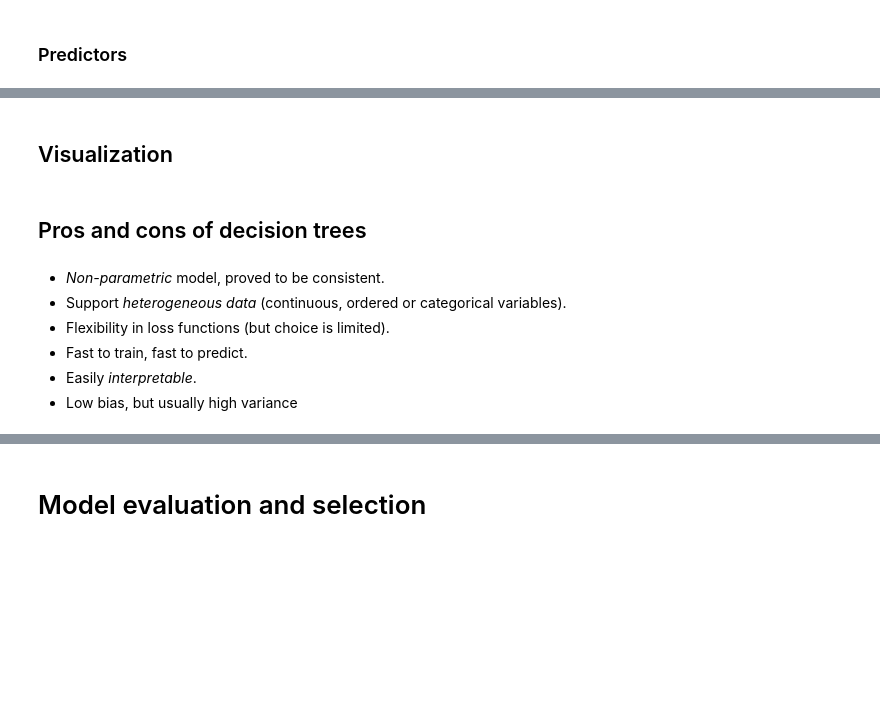
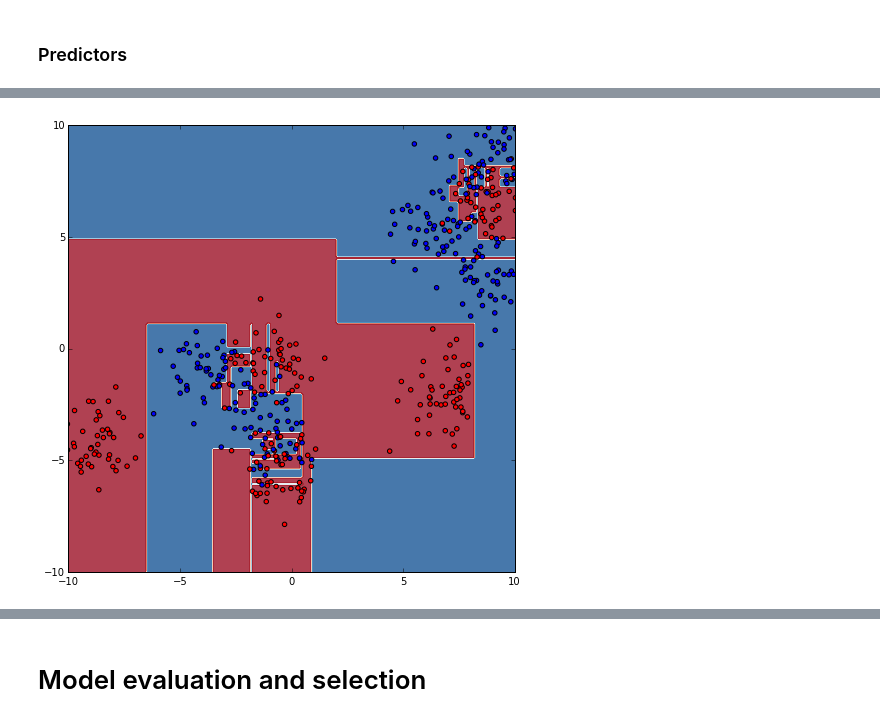
Before and after one commit to glouppe/tutorials-scikit-learn, a Jupyter notebook: An introduction to Machine Learning with Scikit-Learn.ipynb, the cells around one changed output, grey strips where cells are left out. Drawn from its saved outputs; the diff is of its cells as text; code cells hidden in the pictures; blank space fills up the shorter version.

```diff
--- a/An introduction to Machine Learning with Scikit-Learn.ipynb
+++ b/An introduction to Machine Learning with Scikit-Learn.ipynb
@@ -253,2 +226,0 @@ print(clf.predict_proba(X[:5]))
-# %% [markdown]
-## Visualization
@@ -262,9 +227,21 @@ Image("tree.png")
-# %% [markdown]
-## Pros and cons of decision trees
-# %% [markdown]
-- _Non-parametric_ model, proved to be consistent.
-- Support _heterogeneous data_ (continuous, ordered or categorical variables).
-- Flexibility in loss functions (but choice is limited).
-- Fast to train, fast to predict.
-- Easily _interpretable_.
-- Low bias, but usually high variance
+# %%
+# Plot decision surface
+def plot_surface(clf, xlim=(-10, 10), ylim=(-10, 10), n_steps=250):
+    fig = plt.figure()
+    xx, yy = np.meshgrid(np.linspace(*xlim, n_steps), np.linspace(*ylim, n_steps))
+
+    if hasattr(clf, "decision_function"):
+        z = clf.decision_function(np.c_[xx.ravel(), yy.ravel()])
+    else:
+        z = clf.predict_proba(np.c_[xx.ravel(), yy.ravel()])[:, 1]
+
+    z = z.reshape(xx.shape)
+    plt.contourf(xx, yy, z, alpha=0.8, cmap=plt.cm.RdBu_r)
+    plt.scatter(X[:, 0], X[:, 1], c=y)
+    plt.xlim(*xlim)
+    plt.ylim(*ylim)
+    plt.show()
+
+plot_surface(clf)
+# %% [output]
+[figure, added]
```
Also changed, not shown: parts of 44 cells of this notebook.
